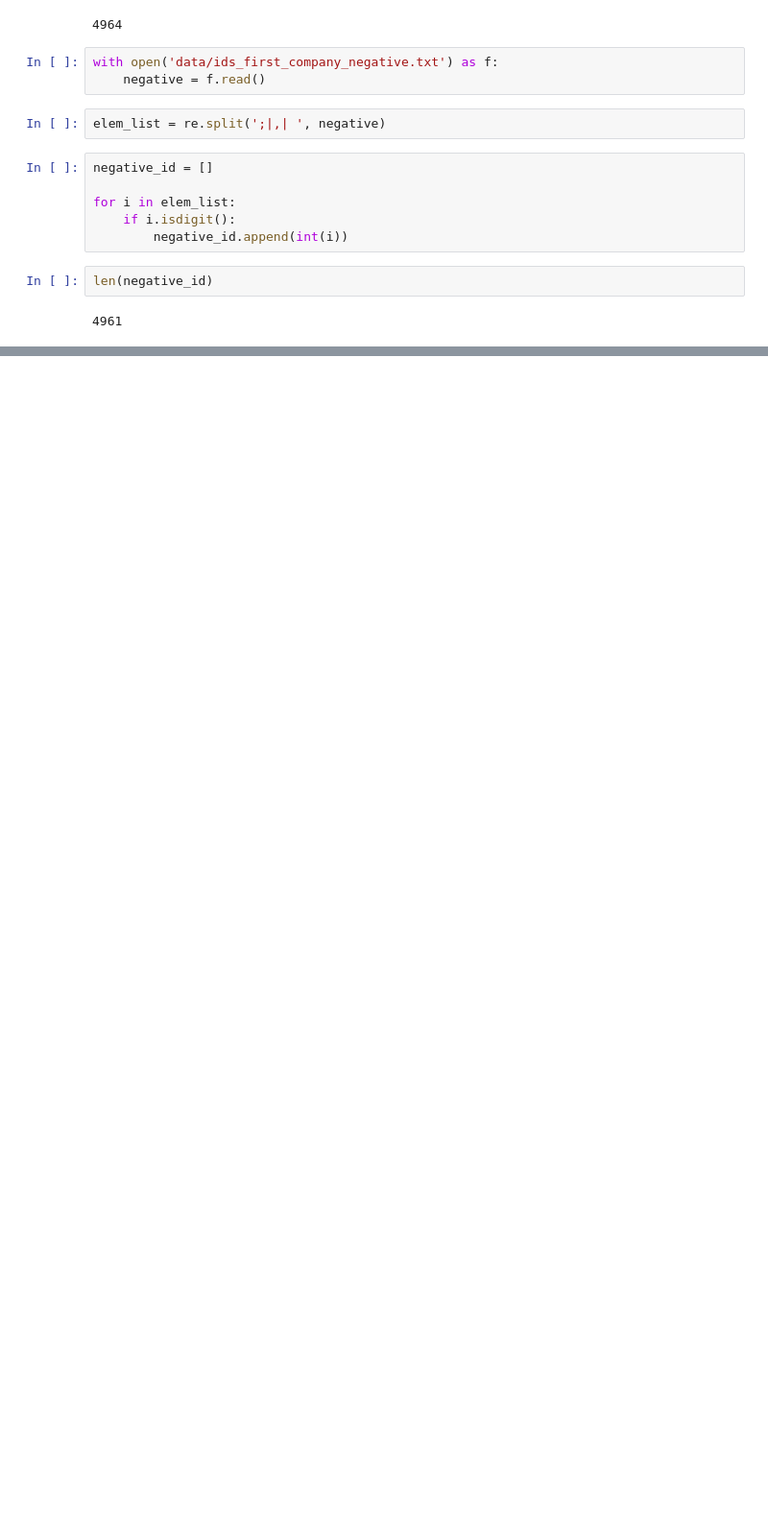
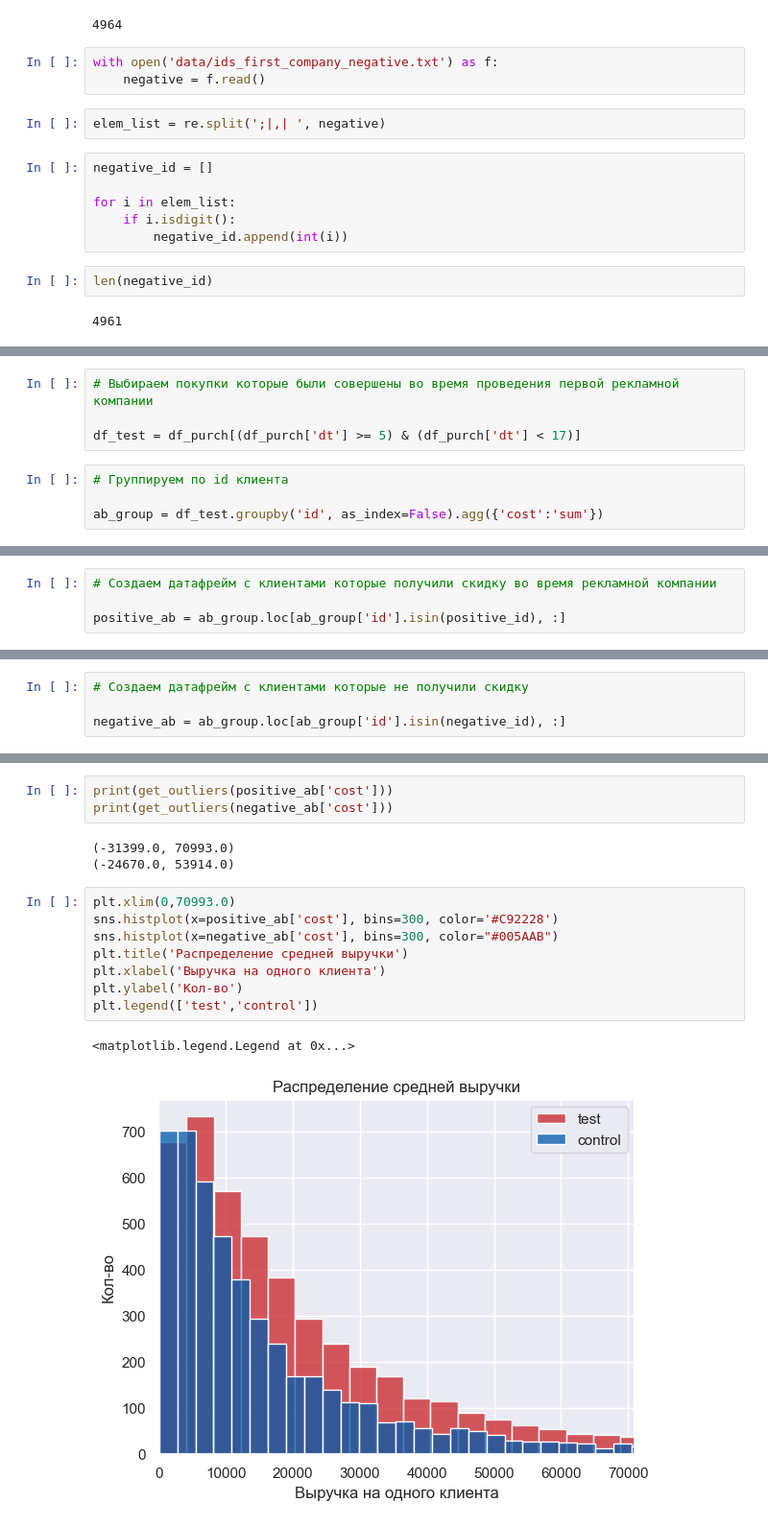
Before and after one commit to Dimayo/sporting_store, a Jupyter notebook: research.ipynb, the cells around one changed output, grey strips where cells are left out. Shown at 96% size. Cells and saved outputs as stored; diff of their text form; blank space fills up the shorter version.

Commit message:
A/B test evaluation completed

```diff
--- a/research.ipynb
+++ b/research.ipynb
@@ -483,0 +505,8 @@ len(negative_id)
+# %%
+# Выбираем покупки которые были совершены во время проведения первой рекламной компании
+
+df_test = df_purch[(df_purch['dt'] >= 5) & (df_purch['dt'] < 17)]
+# %%
+# Группируем по id клиента
+
+ab_group = df_test.groupby('id', as_index=False).agg({'cost':'sum'})
@@ -483,0 +529,4 @@ len(negative_id)
+# %%
+# Создаем датафрейм с клиентами которые получили скидку во время рекламной компании
+
+positive_ab = ab_group.loc[ab_group['id'].isin(positive_id), :]
@@ -483,0 +537,4 @@ len(negative_id)
+# %%
+# Создаем датафрейм с клиентами которые не получили скидку
+
+negative_ab = ab_group.loc[ab_group['id'].isin(negative_id), :]
@@ -483,0 +590,17 @@ len(negative_id)
+# %%
+print(get_outliers(positive_ab['cost']))
+print(get_outliers(negative_ab['cost']))
+# %% [output]
+(-31399.0, 70993.0)
+(-24670.0, 53914.0)
+# %%
+plt.xlim(0,70993.0)
+sns.histplot(x=positive_ab['cost'], bins=300, color='#C92228')
+sns.histplot(x=negative_ab['cost'], bins=300, color="#005AAB")
+plt.title('Распределение средней выручки')
+plt.xlabel('Выручка на одного клиента')
+plt.ylabel('Кол-во')
+plt.legend(['test','control'])
+# %% [output]
+<matplotlib.legend.Legend at 0x...>
+[figure, added]
```
Also changed, not shown: parts of 13 cells of this notebook.
